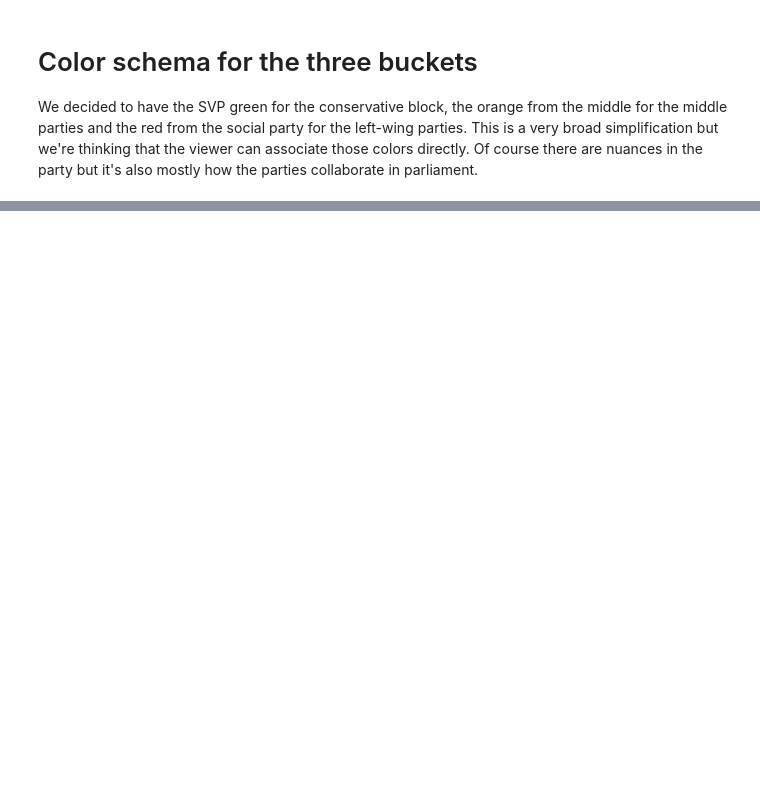
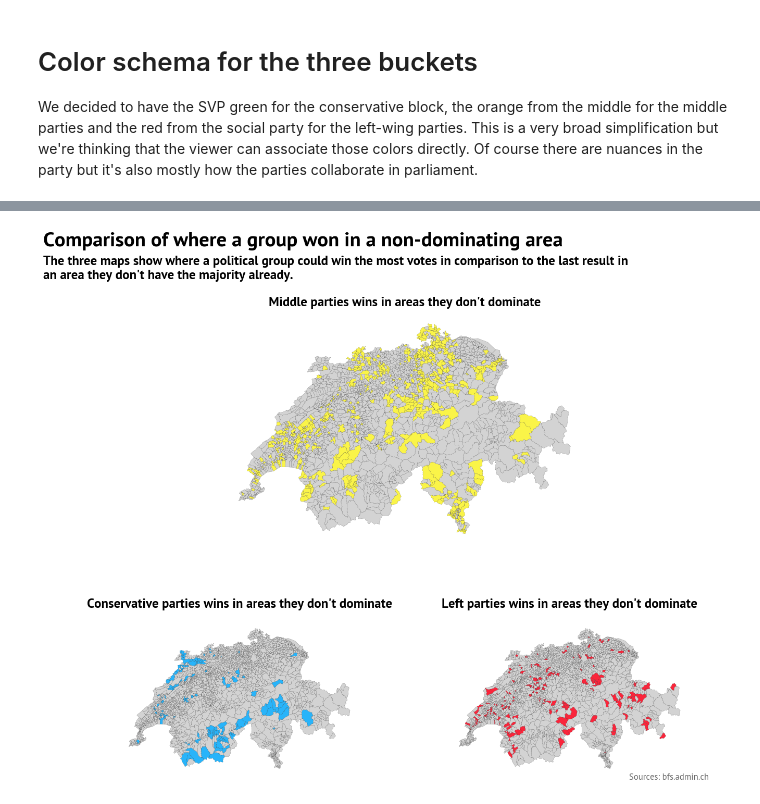
Before and after one commit to SilvanHSLU/swiss-elections, a Jupyter notebook: map.ipynb, the cells around one changed output, grey strips where cells are left out. Drawn from its saved outputs; the diff is of its cells as text; code cells hidden in the pictures; blank space fills up the shorter version.

```diff
--- a/map.ipynb
+++ b/map.ipynb
@@ -164,0 +299,42 @@ ax.set_axis_off()
+# %%
+def color_for_scenario(data, winning_group_condition, growing_group, color):
+    """
+    Return color for each area based on the specified condition.
+    """
+    return [
+        color if row['winning_group'] != winning_group_condition and row['growing_group'] == growing_group
+        else party_information.GREY_COLOR
+        for _, row in data.iterrows()
+    ]
+fig, axes = plt.subplot_mosaic(
+    "CC;AB",
+    height_ratios=[1.5, 1],  # Adjust the first ratio for the title space
+    figsize=(15, 12),  # You might want to adjust the figure size as well
+    gridspec_kw={'hspace': 0.4, 'top': 0.85}  # Adjust 'top' for space above the top row
+)
+# Main title of the figure
+fig.text(x=0.05, y=0.95,s='Comparison of where a group won in a non-dominating area', fontdict=font_management.TITLE_FONT)
+# Subtitle of the figure!
+fig.text(x=0.05, y=0.9, s="The three maps show where a political group could win the most votes in comparison to the last result in \nan area they don't have the majority already.", fontdict=font_management.SUBTITLE_FONT)
+# First Map
+swiss_map['custom_color'] = color_for_scenario(swiss_map, 'conservative', 'conservative', party_information.CONSERVATIVE_COLOR)
+swiss_map.plot(ax=axes['A'], color=swiss_map['custom_color'], linewidth=0.1, edgecolor='black')
+axes['A'].set_title('Conservative parties wins in areas they don\'t dominate', fontdict=font_management.SUBTITLE_FONT, loc='center')
+axes['A'].set_axis_off()
+
+# Second Map
+swiss_map['custom_color'] = color_for_scenario(swiss_map, 'middle', 'middle', party_information.MIDDLE_COLOR)
+swiss_map.plot(ax=axes['C'], color=swiss_map['custom_color'], linewidth=0.1, edgecolor='black')
+axes['C'].set_title('Middle parties wins in areas they don\'t dominate', fontdict=font_management.SUBTITLE_FONT, loc='center')
+axes['C'].set_axis_off()
+
+# Third Map
+swiss_map['custom_color'] = color_for_scenario(swiss_map, 'left', 'left', party_information.LEFT_COLOR)
+swiss_map.plot(ax=axes['B'], color=swiss_map['custom_color'], linewidth=0.1, edgecolor='black')
+axes['B'].set_title('Left parties wins in areas they don\'t dominate', fontdict=font_management.SUBTITLE_FONT, loc='center')
+axes['B'].set_axis_off()
+
+fig.text(x=0.8, y=0.1, s="Sources: bfs.admin.ch", fontdict=font_management.ANNOTATION_FONT)
+plt.show()
+# %% [output]
+[figure, added]
```
Also changed, not shown: parts of 10 cells of this notebook, 8 other files.
